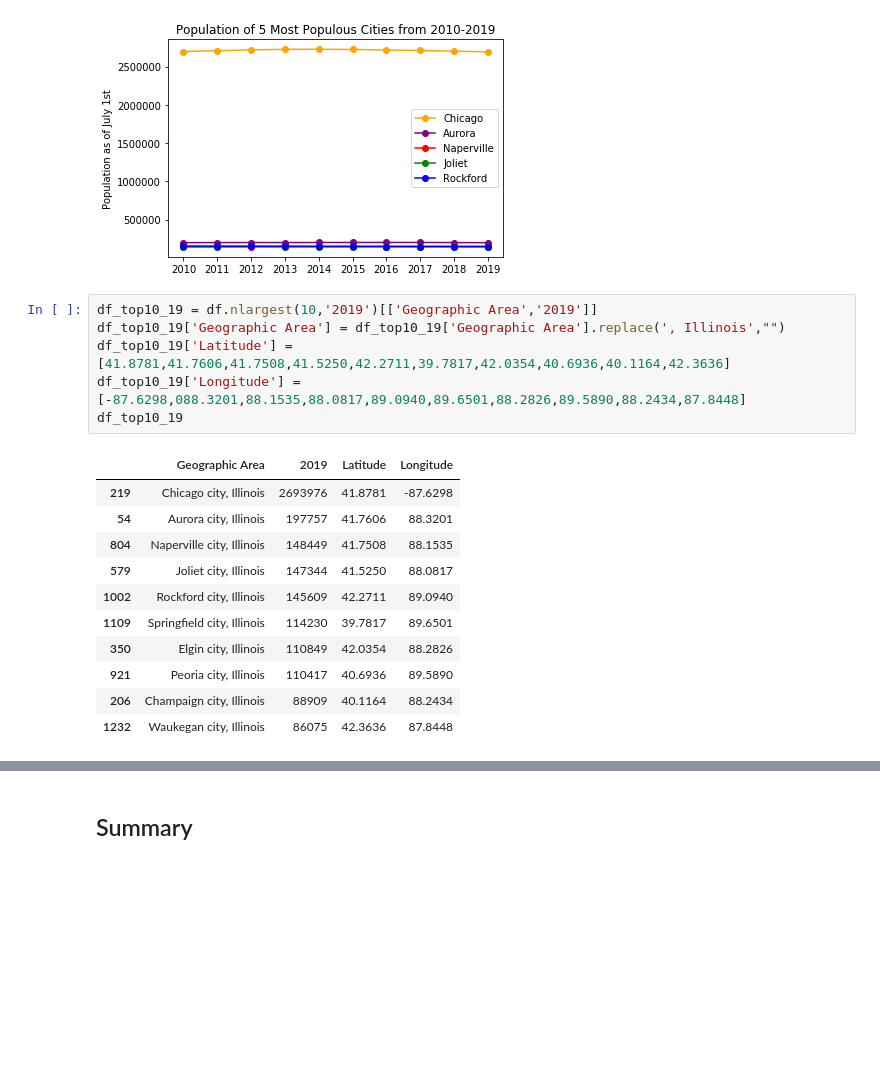
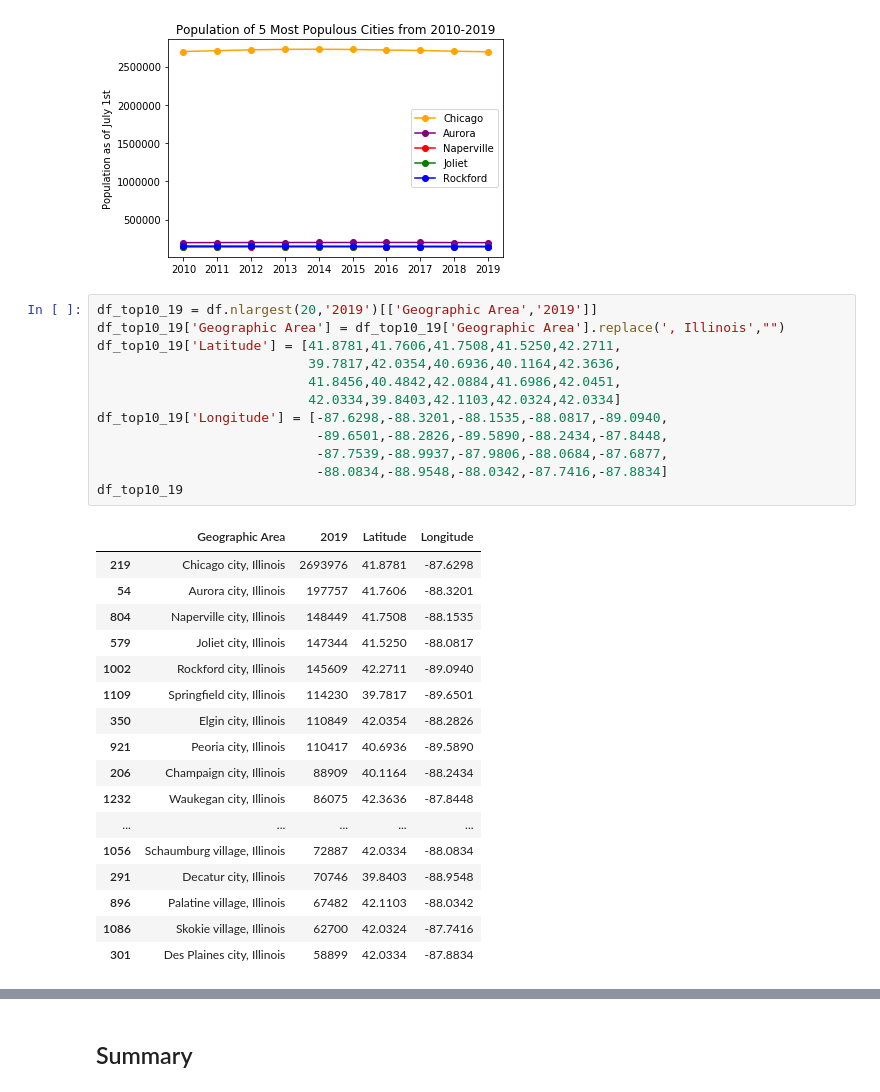
Before and after one commit to tcyang01/Data-Visualization, a Jupyter notebook: censusIL/censusIL.ipynb, the cells around one changed output, grey strips where cells are left out. Cells and saved outputs as stored; diff of their text form; blank space fills up the shorter version.

```diff
--- a/censusIL/censusIL.ipynb
+++ b/censusIL/censusIL.ipynb
@@ -295,20 +296,32 @@ plt.show()
 # %% [output]
 [figure]
 # %%
-df_top10_19 = df.nlargest(10,'2019')[['Geographic Area','2019']]
+df_top10_19 = df.nlargest(20,'2019')[['Geographic Area','2019']]
 df_top10_19['Geographic Area'] = df_top10_19['Geographic Area'].replace(', Illinois',"")
-df_top10_19['Latitude'] = [41.8781,41.7606,41.7508,41.5250,42.2711,39.7817,42.0354,40.6936,40.1164,42.3636]
-df_top10_19['Longitude'] = [-87.6298,088.3201,88.1535,88.0817,89.0940,89.6501,88.2826,89.5890,88.2434,87.8448]
+df_top10_19['Latitude'] = [41.8781,41.7606,41.7508,41.5250,42.2711,
+                           39.7817,42.0354,40.6936,40.1164,42.3636,
+                           41.8456,40.4842,42.0884,41.6986,42.0451,
+                           42.0334,39.8403,42.1103,42.0324,42.0334]
+df_top10_19['Longitude'] = [-87.6298,-88.3201,-88.1535,-88.0817,-89.0940,
+                            -89.6501,-88.2826,-89.5890,-88.2434,-87.8448,
+                            -87.7539,-88.9937,-87.9806,-88.0684,-87.6877,
+                            -88.0834,-88.9548,-88.0342,-87.7416,-87.8834]
 df_top10_19
 # %% [output]
 |  | Geographic Area | 2019 | Latitude | Longitude |
 | 219 | Chicago city, Illinois | 2693976 | 41.8781 | -87.6298 |
-| 54 | Aurora city, Illinois | 197757 | 41.7606 | 88.3201 |
-| 804 | Naperville city, Illinois | 148449 | 41.7508 | 88.1535 |
-| 579 | Joliet city, Illinois | 147344 | 41.5250 | 88.0817 |
-| 1002 | Rockford city, Illinois | 145609 | 42.2711 | 89.0940 |
-| 1109 | Springfield city, Illinois | 114230 | 39.7817 | 89.6501 |
-| 350 | Elgin city, Illinois | 110849 | 42.0354 | 88.2826 |
-| 921 | Peoria city, Illinois | 110417 | 40.6936 | 89.5890 |
-| 206 | Champaign city, Illinois | 88909 | 40.1164 | 88.2434 |
-| 1232 | Waukegan city, Illinois | 86075 | 42.3636 | 87.8448 |
+| 54 | Aurora city, Illinois | 197757 | 41.7606 | -88.3201 |
+| 804 | Naperville city, Illinois | 148449 | 41.7508 | -88.1535 |
+| 579 | Joliet city, Illinois | 147344 | 41.5250 | -88.0817 |
+| 1002 | Rockford city, Illinois | 145609 | 42.2711 | -89.0940 |
+| 1109 | Springfield city, Illinois | 114230 | 39.7817 | -89.6501 |
+| 350 | Elgin city, Illinois | 110849 | 42.0354 | -88.2826 |
+| 921 | Peoria city, Illinois | 110417 | 40.6936 | -89.5890 |
+| 206 | Champaign city, Illinois | 88909 | 40.1164 | -88.2434 |
+| 1232 | Waukegan city, Illinois | 86075 | 42.3636 | -87.8448 |
+| ... | ... | ... | ... | ... |
+| 1056 | Schaumburg village, Illinois | 72887 | 42.0334 | -88.0834 |
+| 291 | Decatur city, Illinois | 70746 | 39.8403 | -88.9548 |
+| 896 | Palatine village, Illinois | 67482 | 42.1103 | -88.0342 |
+| 1086 | Skokie village, Illinois | 62700 | 42.0324 | -87.7416 |
+| 301 | Des Plaines city, Illinois | 58899 | 42.0334 | -87.8834 |
```
Also changed, not shown: parts of 7 cells of this notebook, 1 other file.
